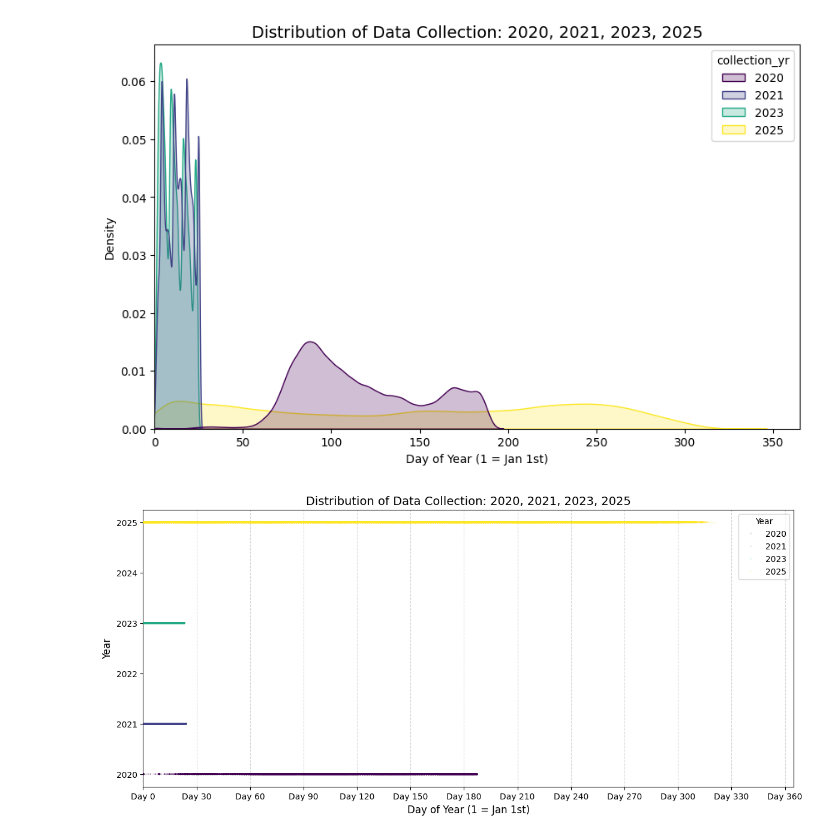
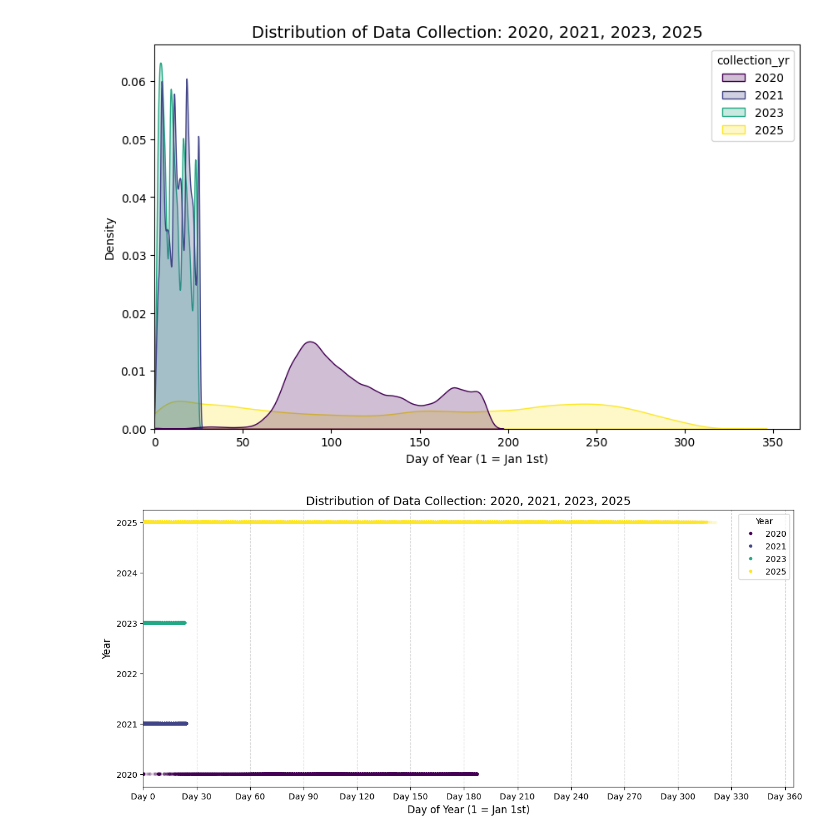
Before and after one commit to ASudu/EpiCoV_Summer25, a Jupyter notebook: src/compare_years.ipynb, the cells around one changed output. Cells and saved outputs as stored; diff of their text form; code cells hidden in the pictures.

```diff
--- a/src/compare_years.ipynb
+++ b/src/compare_years.ipynb
@@ -86,31 +86,38 @@ plt.show()
 # %%
 plt.figure(figsize=(14, 6))
 
 # 3. Create Strip Plot
     # TIP: We use .sample(frac=0.1) to plot only 10% of data for speed/clarity.
     # If you want all data, remove .sample() but lower 'alpha' and 'size'.
-sns.stripplot(
+ax = sns.stripplot(
     # data=df.sample(frac=0.1, random_state=42),
     data=df,
     x='collection_doy',
     y='collection_yr',           # Categorical Y-axis separates the years
     hue='collection_yr',         # Colors them differently
     jitter=0.25,        # Adds random vertical noise so dots don't overlap perfectly
-    size=2,             # Keep dots small
+    size=4,             # Keep dots small
     alpha=0.15,          # High transparency to show density (darker = more data)
     palette='viridis'
 )
 
 # plt.title("Timeline of Data Collection by Year (Strip Plot)", fontsize=14)
 plt.title("Distribution of Data Collection: 2020, 2021, 2023, 2025", fontsize=14)
 plt.xlabel("Day of Year (1 = Jan 1st)", fontsize=12)
 plt.ylabel("Year", fontsize=12)
 plt.xlim(0, 365)  # Lock axis to full year
 plt.grid(True, axis='x', linestyle='--', alpha=0.5)
 
 plt.xticks(ticks=np.arange(0, 366, 30), labels=[f"Day {i}" for i in np.arange(0, 366, 30)])
 plt.legend(title='Year', loc='upper right')
 
+legend = ax.get_legend()
+
+# Loop through the legend handles (markers) and make them opaque
+if legend:
+    for handle in legend.legend_handles:
+        handle.set_alpha(1.0)  # 1.0 = Fully Opaque
+
 plt.show()
 # %% [output]
-[figure, old version]
+[figure, new version]
```
Also changed, not shown: parts of 3 cells of this notebook.
